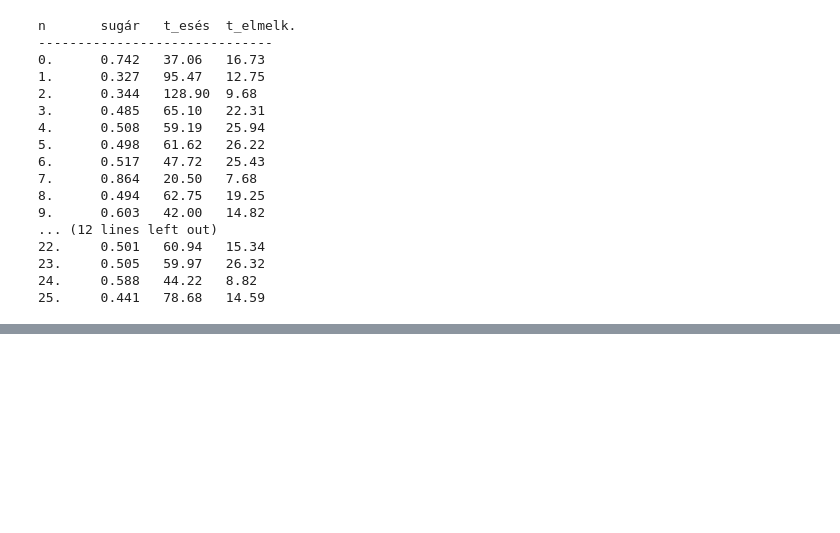
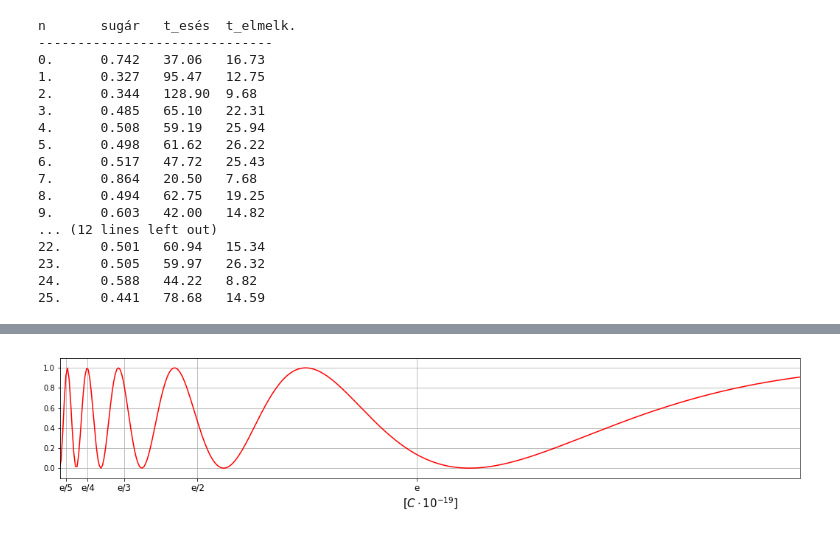
Before and after one commit to kkrisp/laborok, a Jupyter notebook: millikan_kiserlet.ipynb, the cells around one changed output, grey strips where cells are left out. Saved outputs shown, nothing was run; the diff lists cells and outputs as text; code cells hidden in the pictures; blank space fills up the shorter version.

```diff
--- a/millikan_kiserlet.ipynb
+++ b/millikan_kiserlet.ipynb
@@ -117,0 +170,17 @@ n       töltés  t_esés  t_elmelk.
+# %%
+figsize(18, 3)
+#xlim(10**(-20),3*10**(-19))
+ylim(-0.1, 1.1)
+ue = 1.602176620810
+e_mertek = [ue/i for i in range(1, 6)]
+e_label = ["e"]
+e_label += ["e/" +str(i) for i in range(2, 6)]
+xticks(e_mertek, e_label, fontsize = 12)
+xlim(0.3, 3)
+xlabel(r'[$C\cdot10^{-19}$]', fontsize = 15)
+grid(True)
+plot(xx*10**(19), fx, 'r');
+
+savefig('mill_charge.png')
+# %% [output]
+[figure, added]
```
Also changed, not shown: parts of 6 cells of this notebook.
